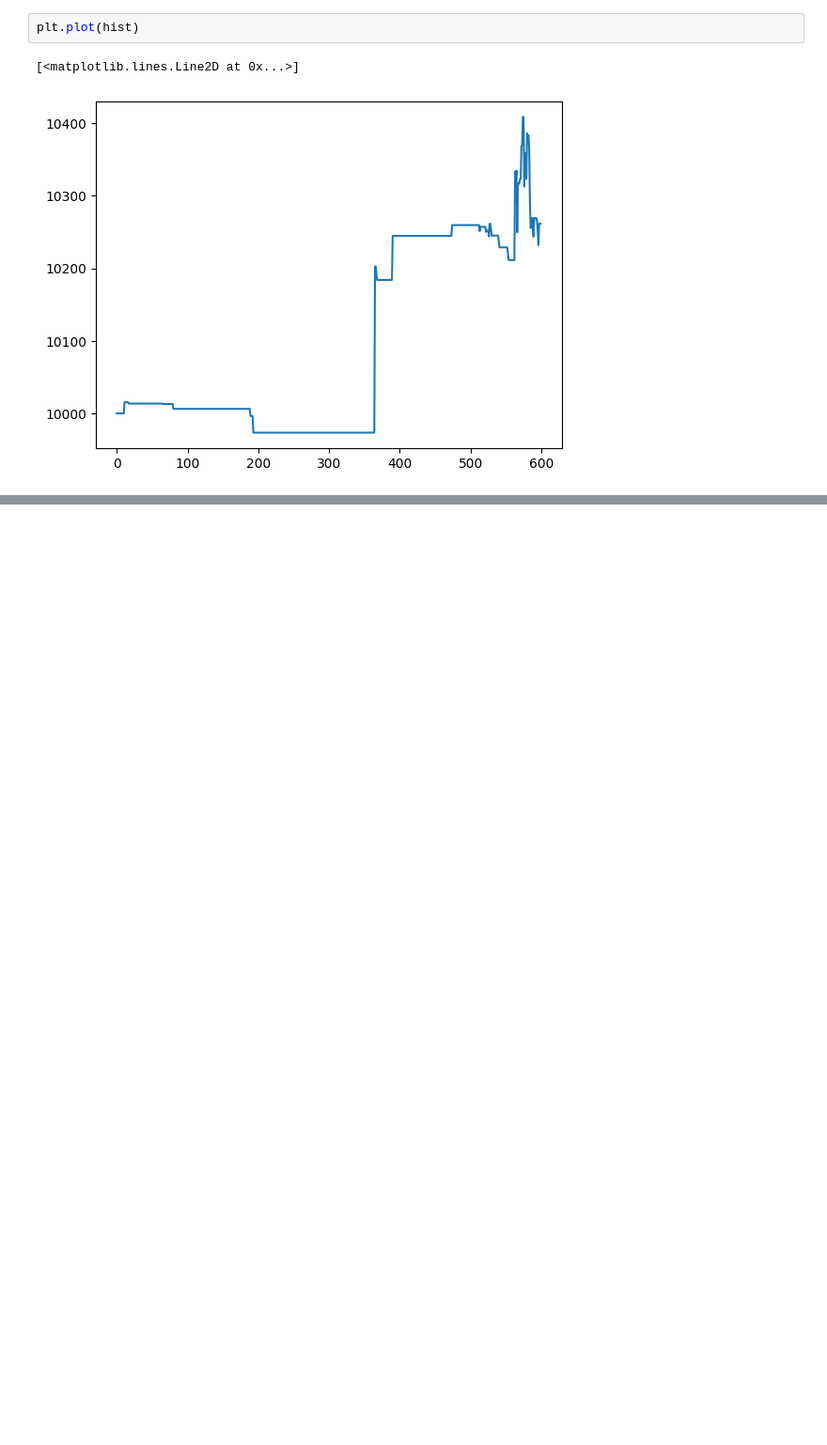
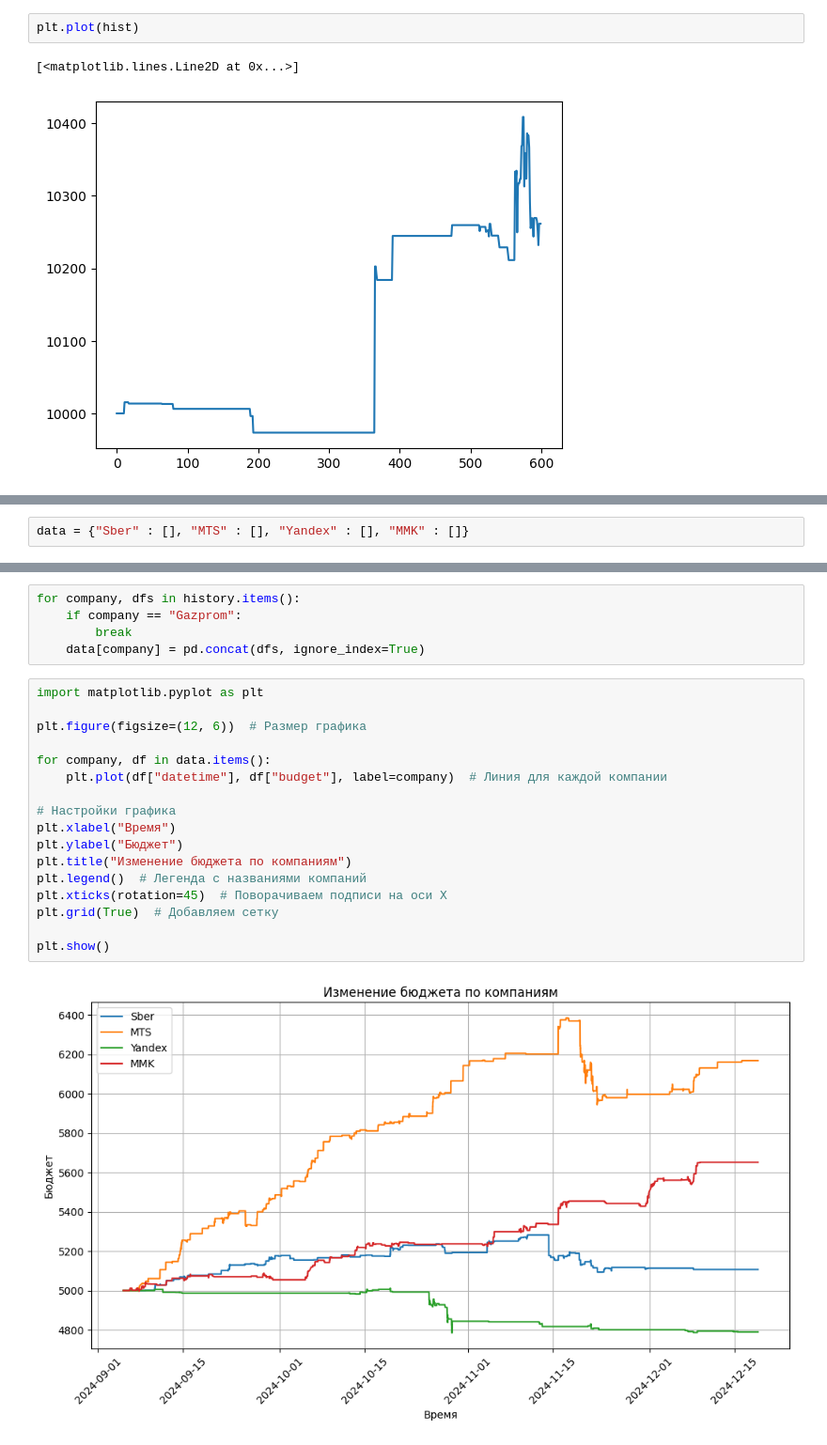
Before and after one commit to Invest-Predict/prices-predictions, a Jupyter notebook: examples/lerochka/backtests.ipynb, the cells around one changed output, grey strips where cells are left out. Shown at 94% size. Saved outputs shown, nothing was run; the diff lists cells and outputs as text; blank space fills up the shorter version.

```diff
--- a/examples/lerochka/backtests.ipynb
+++ b/examples/lerochka/backtests.ipynb
@@ -305,0 +290,2 @@ plt.plot(hist)
+# %%
+data = {"Sber" : [], "MTS" : [], "Yandex" : [], "MMK" : []}
@@ -305,0 +314,24 @@ plt.plot(hist)
+# %%
+for company, dfs in history.items():
+    if company == "Gazprom":
+        break
+    data[company] = pd.concat(dfs, ignore_index=True)
+# %%
+import matplotlib.pyplot as plt
+
+plt.figure(figsize=(12, 6))  # Размер графика
+
+for company, df in data.items():
+    plt.plot(df["datetime"], df["budget"], label=company)  # Линия для каждой компании
+
+# Настройки графика
+plt.xlabel("Время")
+plt.ylabel("Бюджет")
+plt.title("Изменение бюджета по компаниям")
+plt.legend()  # Легенда с названиями компаний
+plt.xticks(rotation=45)  # Поворачиваем подписи на оси X
+plt.grid(True)  # Добавляем сетку
+
+plt.show()
+# %% [output]
+[figure, added]
```
Also changed, not shown: parts of 6 cells of this notebook.
